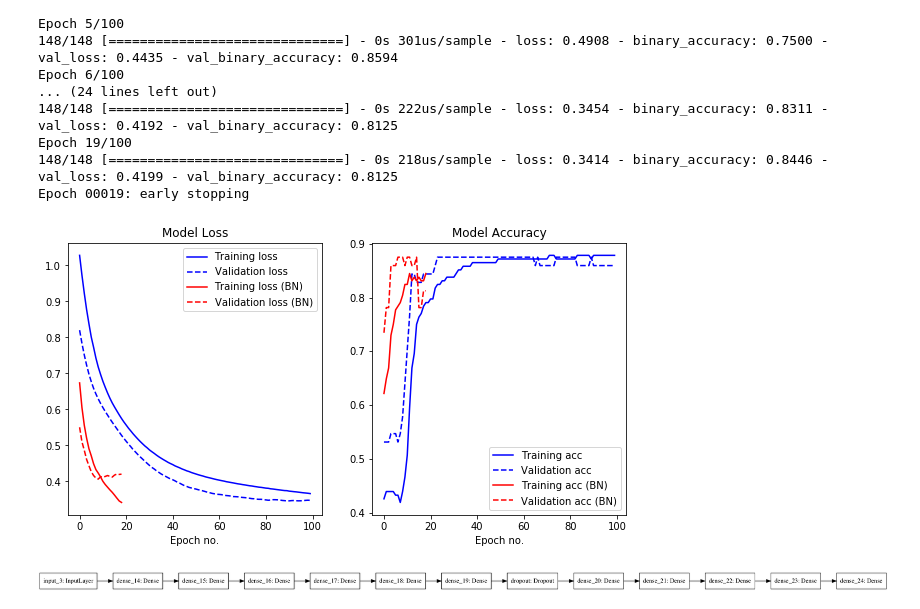
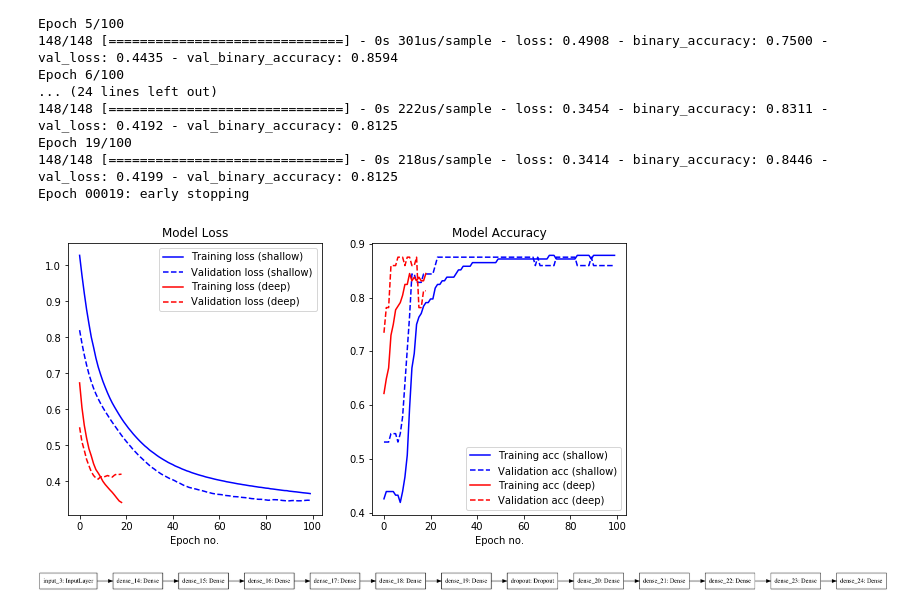
Before and after one commit to WilliamStanford/bmme_480_Stanford, a Jupyter notebook: Class Presentation/kierski_scratch.ipynb, the cells around one changed output. Cells and saved outputs as stored; diff of their text form; code cells hidden in the pictures.

Commit message:
Fixed error in figure legend

```diff
--- a/Class Presentation/kierski_scratch.ipynb
+++ b/Class Presentation/kierski_scratch.ipynb
@@ -201,25 +201,25 @@ Epoch 00019: early stopping
 # %%
 plt.figure(figsize=(10,5))
 plt.subplot(1,2,1)
 plt.plot(history.history['loss'],linestyle='-',color='b')
 plt.plot(history.history['val_loss'],linestyle='--',color='b')
 plt.plot(history_deep.history['loss'],linestyle='-',color='r')
 plt.plot(history_deep.history['val_loss'],linestyle='--',color='r')
-plt.legend(['Training loss','Validation loss','Training loss (BN)','Validation loss (BN)'])
+plt.legend(['Training loss (shallow)','Validation loss (shallow)','Training loss (deep)','Validation loss (deep)'])
 plt.xlabel('Epoch no.')
 plt.title('Model Loss')
 
 plt.subplot(1,2,2)
 plt.plot(history.history['binary_accuracy'],linestyle='-',color='b')
 plt.plot(history.history['val_binary_accuracy'],linestyle='--',color='b')
 plt.plot(history_deep.history['binary_accuracy'],linestyle='-',color='r')
 plt.plot(history_deep.history['val_binary_accuracy'],linestyle='--',color='r')
-plt.legend(['Training acc','Validation acc','Training acc (BN)','Validation acc (BN)'])
+plt.legend(['Training acc (shallow)','Validation acc (shallow)','Training acc (deep)','Validation acc (deep)'])
 plt.xlabel('Epoch no.')
 plt.title('Model Accuracy')
 plt.show()
 # %% [output]
-[figure, old version]
+[figure, new version]
 # %%
 # Setting up the model -- fairly shallow net, with dropout
 tf.random.set_seed(7)
```
